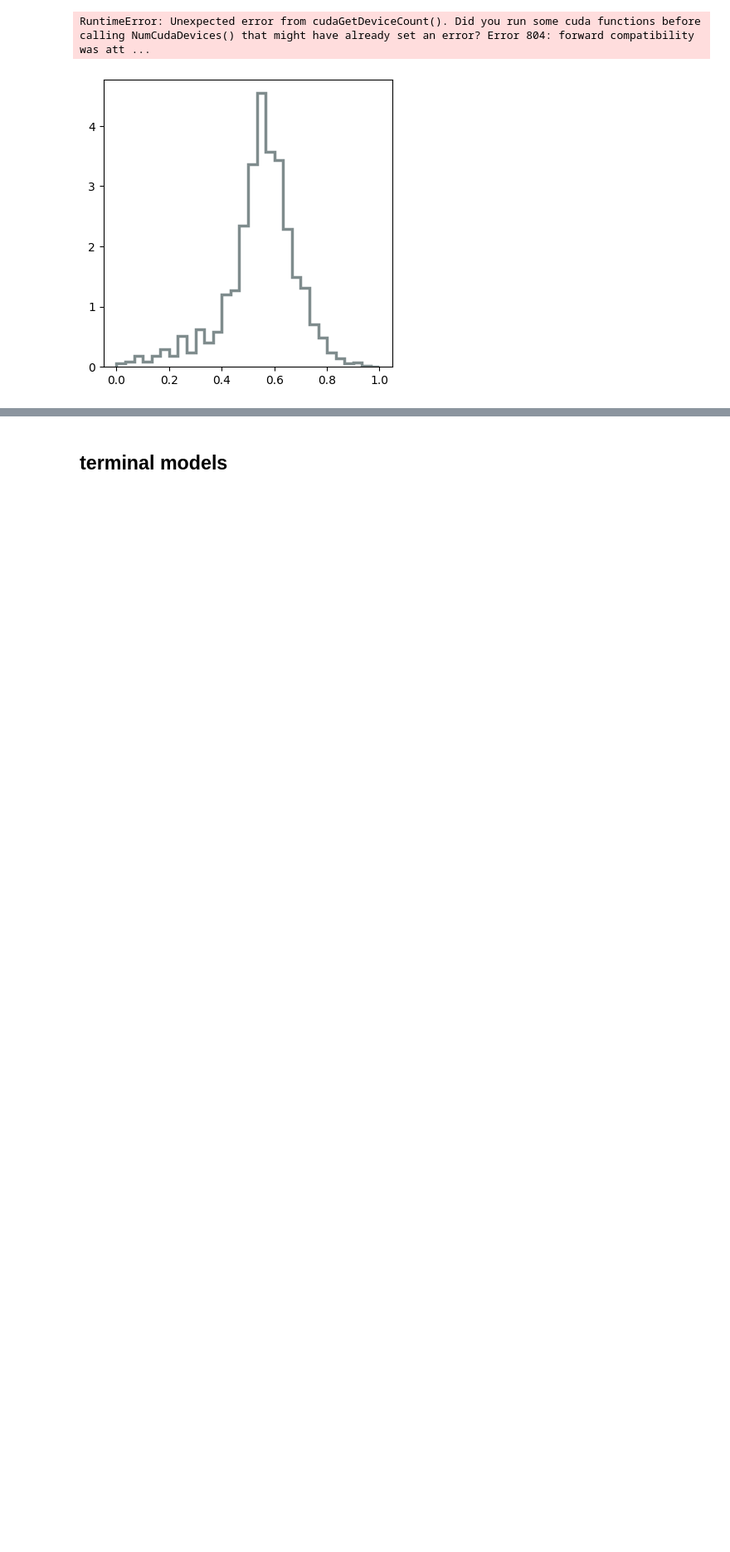
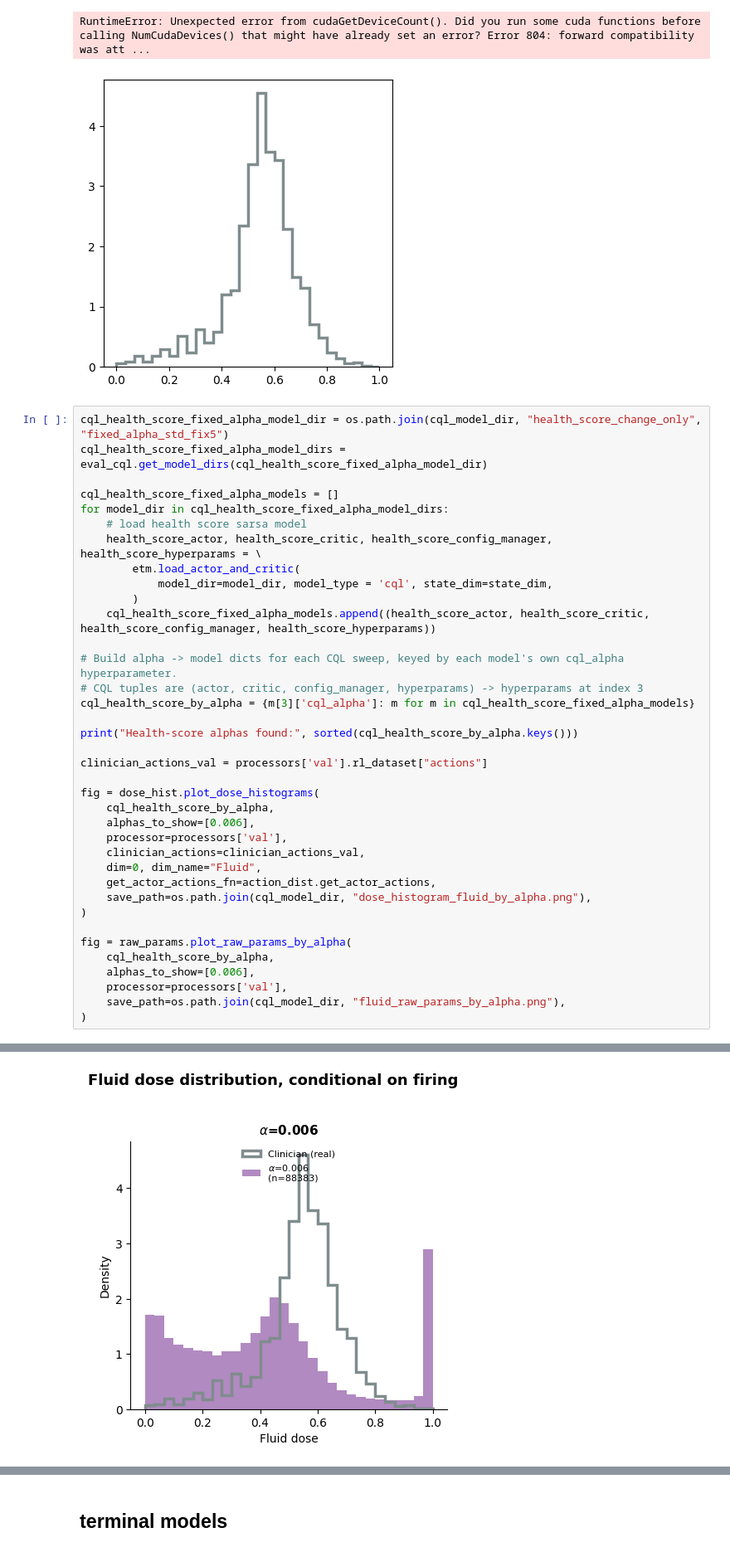
Before and after one commit to jakeormond/ai_clinician_pediatric_rl, a Jupyter notebook: src/rl/evaluate_cql_alpha_sweep.ipynb, the cells around one changed output, grey strips where cells are left out. Shown at 83% size. Drawn from its saved outputs; the diff is of its cells as text; blank space fills up the shorter version.

Commit message:
working on fluid dosing

```diff
--- a/src/rl/evaluate_cql_alpha_sweep.ipynb
+++ b/src/rl/evaluate_cql_alpha_sweep.ipynb
@@ -658,3 +664,41 @@ Health-score alphas found: [0.006]
   Clinician (real): n=81927, mean=0.5456, std=0.1377, median=0.5590, p10=0.3764, p25=0.4902, p75=0.6252, p90=0.7001
 RuntimeError: Unexpected error from cudaGetDeviceCount(). Did you run some cuda functions before calling NumCudaDevices() that might have already set an error? Error 804: forward compatibility was att ...
 [figure]
+# %%
+cql_health_score_fixed_alpha_model_dir = os.path.join(cql_model_dir, "health_score_change_only", "fixed_alpha_std_fix5")
+cql_health_score_fixed_alpha_model_dirs = eval_cql.get_model_dirs(cql_health_score_fixed_alpha_model_dir)
+
+cql_health_score_fixed_alpha_models = []
+for model_dir in cql_health_score_fixed_alpha_model_dirs:
+    # load health score sarsa model
+    health_score_actor, health_score_critic, health_score_config_manager, health_score_hyperparams = \
+        etm.load_actor_and_critic(
+            model_dir=model_dir, model_type = 'cql', state_dim=state_dim,
+        )
+    cql_health_score_fixed_alpha_models.append((health_score_actor, health_score_critic, health_score_config_manager, health_score_hyperparams))
+
+# Build alpha -> model dicts for each CQL sweep, keyed by each model's own cql_alpha hyperparameter.
+# CQL tuples are (actor, critic, config_manager, hyperparams) -> hyperparams at index 3
+cql_health_score_by_alpha = {m[3]['cql_alpha']: m for m in cql_health_score_fixed_alpha_models}
+
+print("Health-score alphas found:", sorted(cql_health_score_by_alpha.keys()))
+
+clinician_actions_val = processors['val'].rl_dataset["actions"]
+
+fig = dose_hist.plot_dose_histograms(
+    cql_health_score_by_alpha,
+    alphas_to_show=[0.006],
+    processor=processors['val'],
+    clinician_actions=clinician_actions_val,
+    dim=0, dim_name="Fluid",
+    get_actor_actions_fn=action_dist.get_actor_actions,
+    save_path=os.path.join(cql_model_dir, "dose_histogram_fluid_by_alpha.png"),
+)
+
+fig = raw_params.plot_raw_params_by_alpha(
+    cql_health_score_by_alpha,
+    alphas_to_show=[0.006],
+    processor=processors['val'],
+    save_path=os.path.join(cql_model_dir, "fluid_raw_params_by_alpha.png"),
+)
+# %% [output]
@@ -660,0 +722 @@ RuntimeError: Unexpected error from cudaGetDeviceCount(). Did you run some cuda
+[figure, added]
```
Also changed, not shown: parts of 13 cells of this notebook, 4 other files.
